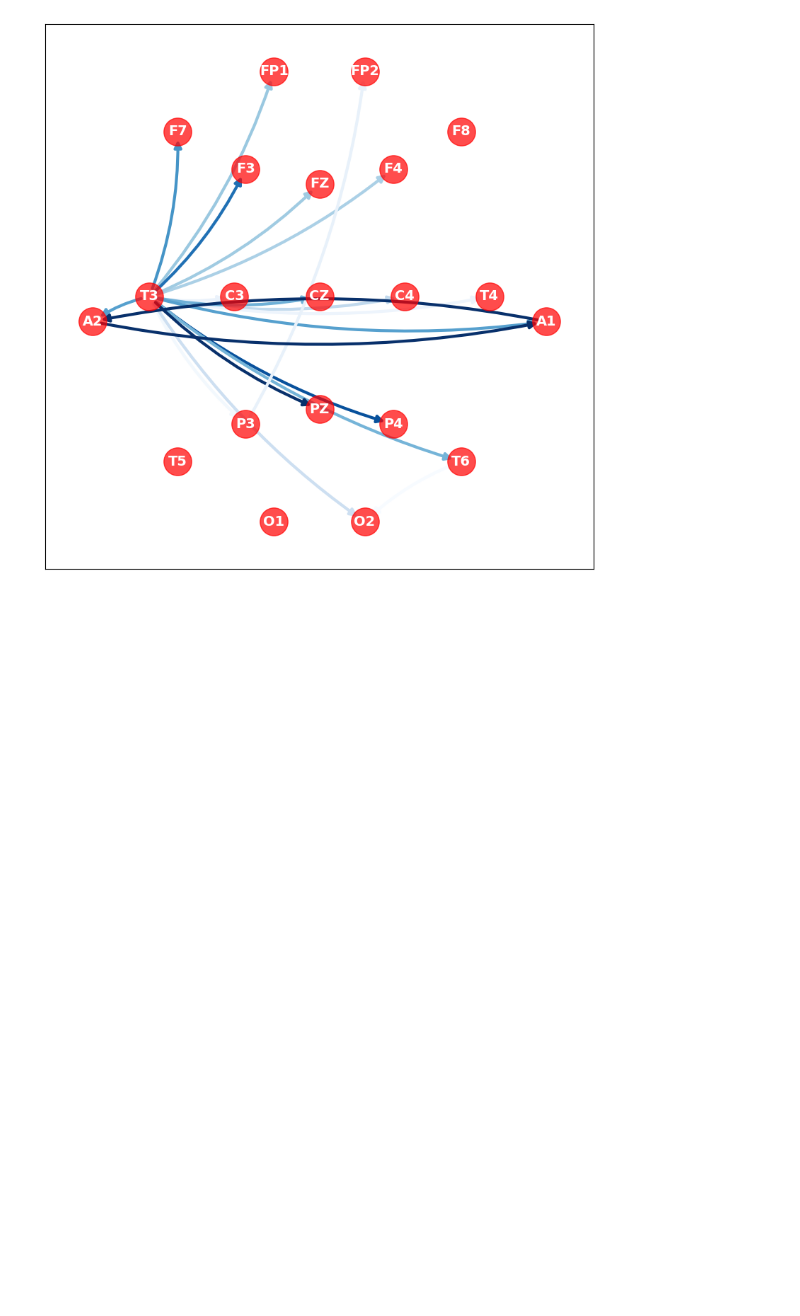
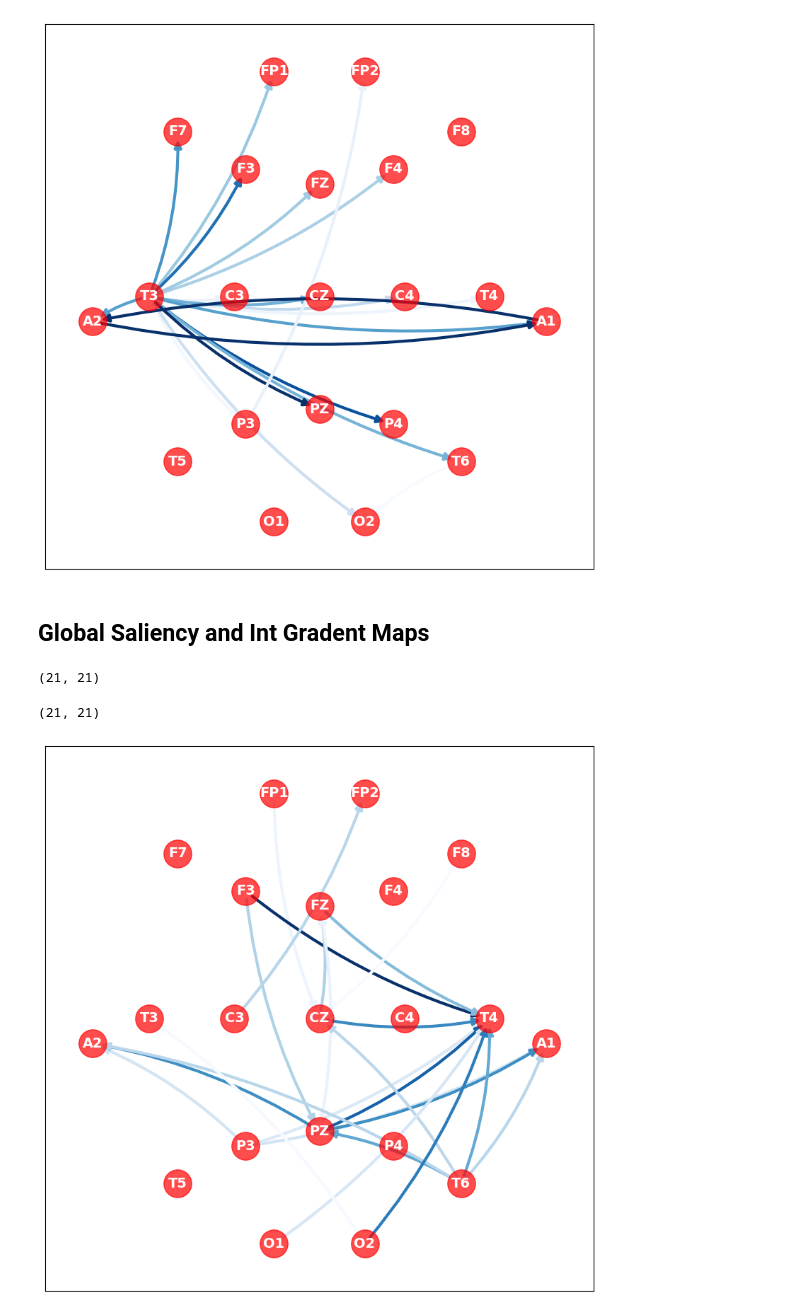
Before and after one commit to mhmdrdwn/EEG-Graph, a Jupyter notebook: graph_gcn_nmt_normal_abnormal.ipynb, the cells around one changed output. Cells and saved outputs as stored; diff of their text form; code cells hidden in the pictures; blank space fills up the shorter version.

```diff
--- a/graph_gcn_nmt_normal_abnormal.ipynb
+++ b/graph_gcn_nmt_normal_abnormal.ipynb
@@ -1259,3 +1260,45 @@ plot_graph(X6, ax, add_edge_labels=False)
 fig.savefig("sub2000_saliency_mask_0_7.pdf", bbox_inches='tight')
 # %% [output]
 [figure]
+# %% [markdown]
+## Global Saliency and Int Gradent Maps
+# %%
+int_masks = []
+saliency_masks = []
+for idx in tqdm(range(len(train_data_files))):
+    int_mask=build_maps(method="ig", subject_idx=idx)
+    saliency_mask=build_maps(method="saliency", subject_idx=idx)
+    saliency_masks.append(saliency_mask)
+    int_masks.append(int_mask)
+# %%
+saliency_masks = np.array(saliency_masks)
+saliency_masks_average = np.mean(saliency_masks, axis=0)
+saliency_masks_average.shape
+# %% [output]
+(21, 21)
+# %%
+int_masks = np.array(int_masks)
+int_masks_average = np.mean(int_masks, axis=0)
+int_masks_average.shape
+# %% [output]
+(21, 21)
+# %%
+mask_values = sorted(saliency_masks_average.flatten(), reverse=True)[25]
+X11 = nx.DiGraph()
+X11.add_nodes_from(node_positions.keys())
+
+for n, p in node_positions.items():
+    X11.nodes[n]['pos'] = p
+
+for i, ch1 in enumerate(ch_names):
+    for j, ch2 in enumerate(ch_names):
+        if sorted(saliency_masks_average.flatten(), reverse=True)[1] > saliency_masks_average[i, j] > mask_values:
+            if i != j:
+                X11.add_edge(ch1, ch2, weight=saliency_masks_average[i, j])
+
+fig, ax = plt.subplots(figsize=(10,10))
+
+plot_graph(X11, ax, add_edge_labels=False)
+fig.savefig("glob_saliency_mask_0_7.pdf", bbox_inches='tight')
+# %% [output]
+[figure, added]
```
Also changed, not shown: parts of 2 cells of this notebook, 9 other files.
